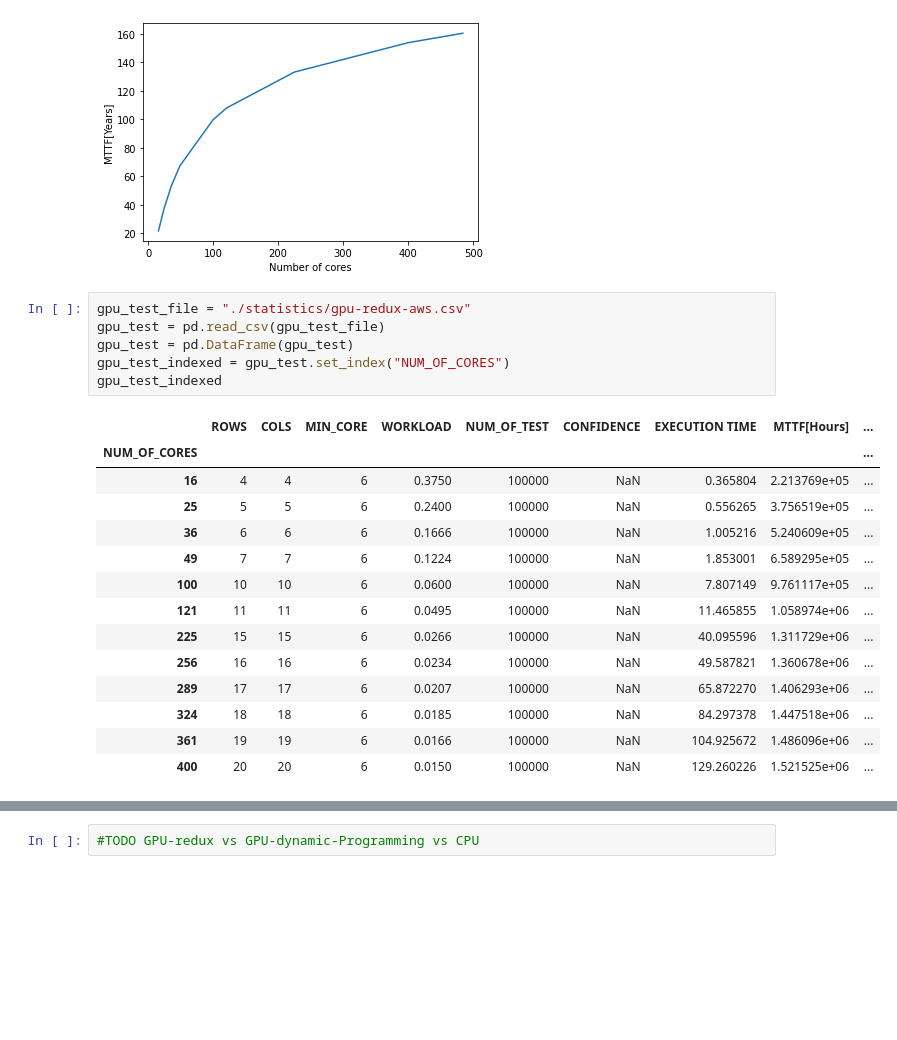
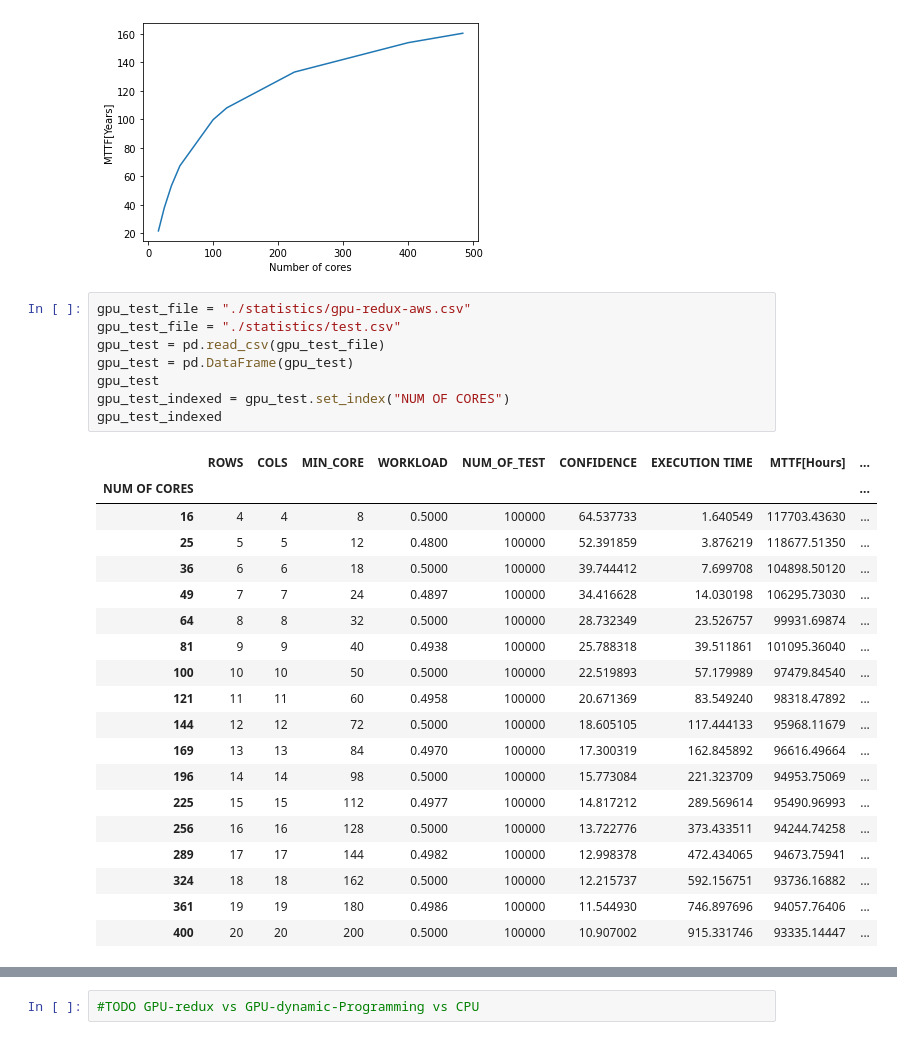
Before and after one commit to D4De/caliper-gpu, a Jupyter notebook: sequential_profile.ipynb, the cells around one changed output, grey strips where cells are left out. Saved outputs shown, nothing was run; the diff lists cells and outputs as text; blank space fills up the shorter version.

```diff
--- a/sequential_profile.ipynb
+++ b/sequential_profile.ipynb
@@ -93,25 +94,32 @@ plt.show()
 [figure]
 # %%
 gpu_test_file = "./statistics/gpu-redux-aws.csv"
+gpu_test_file = "./statistics/test.csv"
 gpu_test = pd.read_csv(gpu_test_file)
 gpu_test = pd.DataFrame(gpu_test)
-gpu_test_indexed = gpu_test.set_index("NUM_OF_CORES")
+gpu_test
+gpu_test_indexed = gpu_test.set_index("NUM OF CORES")
 gpu_test_indexed
 # %% [output]
 |  | ROWS | COLS | MIN_CORE | WORKLOAD | NUM_OF_TEST | CONFIDENCE | EXECUTION TIME | MTTF[Hours] | ... |
-| NUM_OF_CORES |  |  |  |  |  |  |  |  | ... |
-| 16 | 4 | 4 | 6 | 0.3750 | 100000 | NaN | 0.365804 | 2.213769e+05 | ... |
-| 25 | 5 | 5 | 6 | 0.2400 | 100000 | NaN | 0.556265 | 3.756519e+05 | ... |
-| 36 | 6 | 6 | 6 | 0.1666 | 100000 | NaN | 1.005216 | 5.240609e+05 | ... |
-| 49 | 7 | 7 | 6 | 0.1224 | 100000 | NaN | 1.853001 | 6.589295e+05 | ... |
-| 100 | 10 | 10 | 6 | 0.0600 | 100000 | NaN | 7.807149 | 9.761117e+05 | ... |
-| 121 | 11 | 11 | 6 | 0.0495 | 100000 | NaN | 11.465855 | 1.058974e+06 | ... |
-| 225 | 15 | 15 | 6 | 0.0266 | 100000 | NaN | 40.095596 | 1.311729e+06 | ... |
-| 256 | 16 | 16 | 6 | 0.0234 | 100000 | NaN | 49.587821 | 1.360678e+06 | ... |
-| 289 | 17 | 17 | 6 | 0.0207 | 100000 | NaN | 65.872270 | 1.406293e+06 | ... |
-| 324 | 18 | 18 | 6 | 0.0185 | 100000 | NaN | 84.297378 | 1.447518e+06 | ... |
-| 361 | 19 | 19 | 6 | 0.0166 | 100000 | NaN | 104.925672 | 1.486096e+06 | ... |
-| 400 | 20 | 20 | 6 | 0.0150 | 100000 | NaN | 129.260226 | 1.521525e+06 | ... |
+| NUM OF CORES |  |  |  |  |  |  |  |  | ... |
+| 16 | 4 | 4 | 8 | 0.5000 | 100000 | 64.537733 | 1.640549 | 117703.43630 | ... |
+| 25 | 5 | 5 | 12 | 0.4800 | 100000 | 52.391859 | 3.876219 | 118677.51350 | ... |
+| 36 | 6 | 6 | 18 | 0.5000 | 100000 | 39.744412 | 7.699708 | 104898.50120 | ... |
+| 49 | 7 | 7 | 24 | 0.4897 | 100000 | 34.416628 | 14.030198 | 106295.73030 | ... |
+| 64 | 8 | 8 | 32 | 0.5000 | 100000 | 28.732349 | 23.526757 | 99931.69874 | ... |
+| 81 | 9 | 9 | 40 | 0.4938 | 100000 | 25.788318 | 39.511861 | 101095.36040 | ... |
+| 100 | 10 | 10 | 50 | 0.5000 | 100000 | 22.519893 | 57.179989 | 97479.84540 | ... |
+| 121 | 11 | 11 | 60 | 0.4958 | 100000 | 20.671369 | 83.549240 | 98318.47892 | ... |
+| 144 | 12 | 12 | 72 | 0.5000 | 100000 | 18.605105 | 117.444133 | 95968.11679 | ... |
+| 169 | 13 | 13 | 84 | 0.4970 | 100000 | 17.300319 | 162.845892 | 96616.49664 | ... |
+| 196 | 14 | 14 | 98 | 0.5000 | 100000 | 15.773084 | 221.323709 | 94953.75069 | ... |
+| 225 | 15 | 15 | 112 | 0.4977 | 100000 | 14.817212 | 289.569614 | 95490.96993 | ... |
+| 256 | 16 | 16 | 128 | 0.5000 | 100000 | 13.722776 | 373.433511 | 94244.74258 | ... |
+| 289 | 17 | 17 | 144 | 0.4982 | 100000 | 12.998378 | 472.434065 | 94673.75941 | ... |
+| 324 | 18 | 18 | 162 | 0.5000 | 100000 | 12.215737 | 592.156751 | 93736.16882 | ... |
+| 361 | 19 | 19 | 180 | 0.4986 | 100000 | 11.544930 | 746.897696 | 94057.76406 | ... |
+| 400 | 20 | 20 | 200 | 0.5000 | 100000 | 10.907002 | 915.331746 | 93335.14447 | ... |
 # %%
 gpu_test_indexed["EXECUTION TIME"].plot()
 
```
Also changed, not shown: parts of 3 cells of this notebook, 12 other files.
